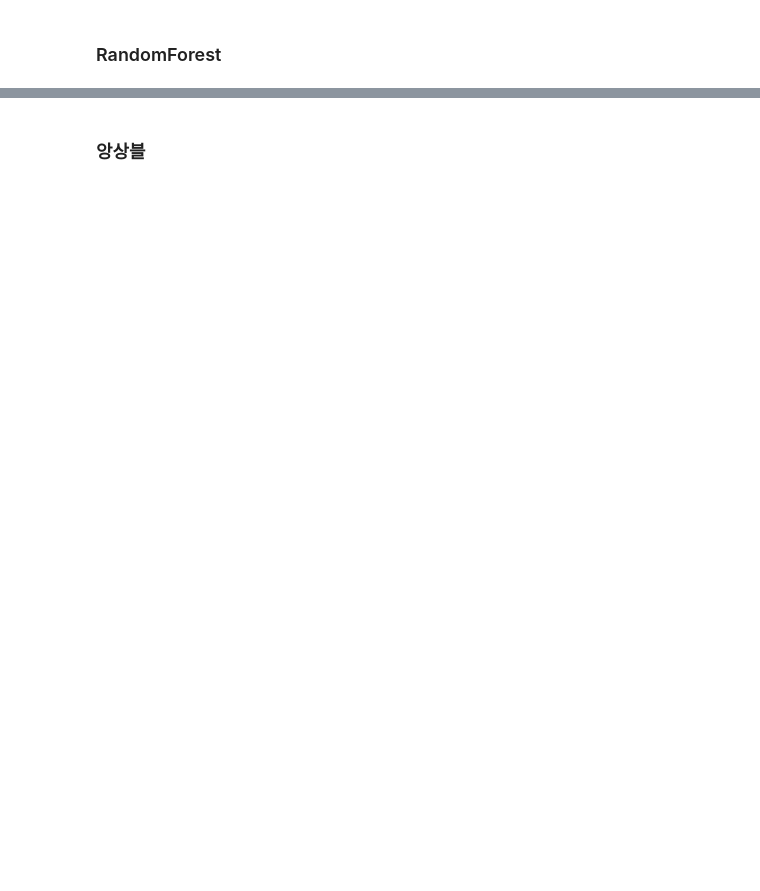
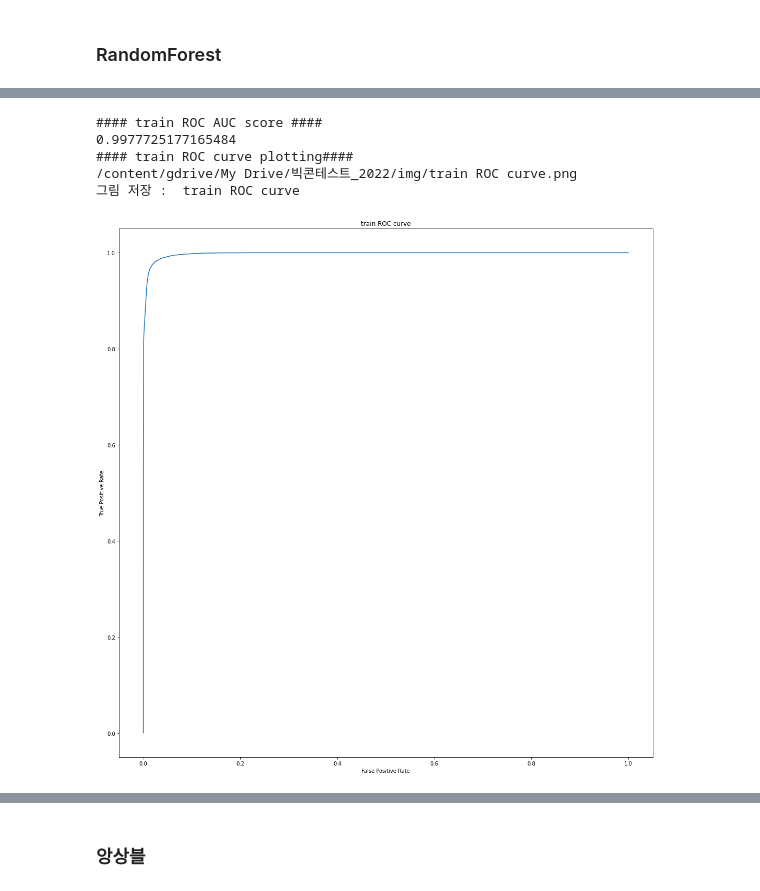
Before and after one commit to YoonJiHwan98/BigContest_Project, a Jupyter notebook: bigcon_baseline.ipynb, the cells around one changed output, grey strips where cells are left out. Drawn from its saved outputs; the diff is of its cells as text; code cells hidden in the pictures; blank space fills up the shorter version.

Commit message:
[2022.09.27] 전처리 변경 - 베이스라인 모델 (RandomForest)
* KCB 기준으로 신용등급 수정
* 카테고리형 변수 가변수 처리 완료
* 계층적 샘플링
* 모델 성능 측정
* StandardScaler 사용/ 미사용 두 가지 테스트

```diff
--- a/bigcon_baseline.ipynb
+++ b/bigcon_baseline.ipynb
@@ -1669,0 +2051,13 @@ save_data(merge_target, 'merge_target.csv')
+# %%
+from sklearn.model_selection import StratifiedShuffleSplit
+
+def split_data(data, label=train_label, test_size = 0.2, random_state = 42):
+  split = StratifiedShuffleSplit(n_splits=1, test_size = test_size, random_state=random_state)
+  for train_index, valid_index in split.split(data, label):
+    train_data = data.loc[train_index]
+    train_label = label.loc[train_index]
+    valid_data = data.loc[valid_index]
+    valid_label = label.loc[valid_index]
+  return train_data, train_label, valid_data, valid_label
+# %%
+train_data, train_label, valid_data, valid_label = split_data(train_prepared, train_label)
@@ -1681,0 +2160,24 @@ save_data(merge_target, 'merge_target.csv')
+# %%
+from sklearn import metrics
+from sklearn.metrics import roc_auc_score
+
+# ROC curve, auc score
+# proba  clf.predict_proba(X)[:, 1]
+
+def model_auc(model, data, label, mode):
+
+  proba = model.predict_proba(data)[::, 1]
+
+  print('#### ' + mode + ' ROC AUC score ####')
+  print(roc_auc_score(label, proba))
+
+  print('#### ' + mode + ' ROC curve plotting####')
+  fpr, tpr, _ = metrics.roc_curve(label, proba)
+
+  plt.figure(figsize=(15,15))
+  plt.plot(fpr, tpr)
+  plt.ylabel('True Positive Rate')
+  plt.xlabel('False Positive Rate')
+  plt.title(mode + " ROC curve")
+  save_fig(mode + " ROC curve")
+  plt.show()
@@ -1691,0 +2192,5 @@ save_data(merge_target, 'merge_target.csv')
+# %%
+from sklearn.ensemble import RandomForestClassifier
+
+forest_clf = RandomForestClassifier(random_state=42)
+forest_clf.fit(train_data, train_label.values.ravel())
@@ -1691,0 +2210,9 @@ save_data(merge_target, 'merge_target.csv')
+# %%
+model_auc(forest_clf, train_data, train_label, 'train')
+# %% [output]
+#### train ROC AUC score ####
+0.9977725177165484
+#### train ROC curve plotting####
+/content/gdrive/My Drive/빅콘테스트_2022/img/train ROC curve.png
+그림 저장 :  train ROC curve
+[figure, added]
```
Also changed, not shown: parts of 114 cells of this notebook, 4 other files.
